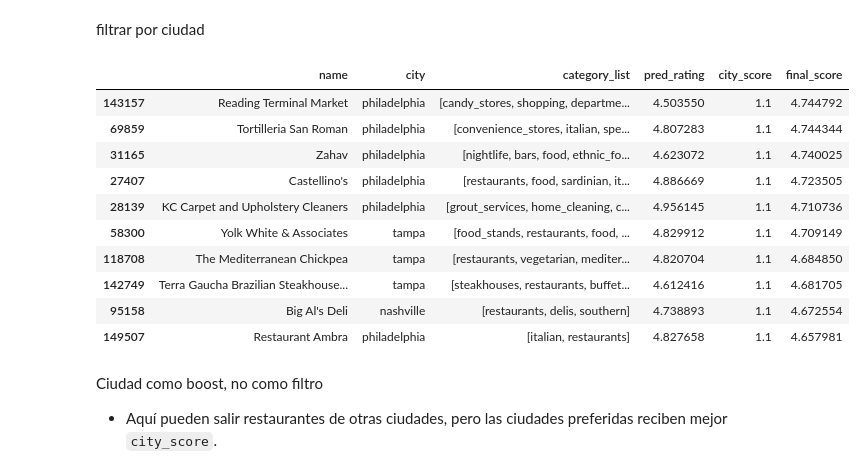
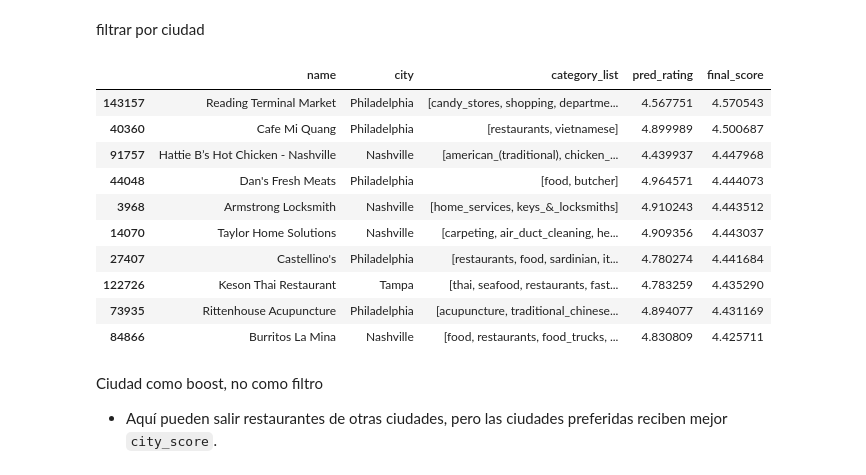
Before and after one commit to ErichGiusseppe/A-Recommender-System-for-Yelp-Reviews, a Jupyter notebook: notebooks/03_contexto.ipynb, the cells around one changed output. Saved outputs shown, nothing was run; the diff lists cells and outputs as text; code cells hidden in the pictures.

```diff
--- a/notebooks/03_contexto.ipynb
+++ b/notebooks/03_contexto.ipynb
@@ -146,21 +582,0 @@ model = joblib.load(MODEL_DIR / 'svdpp_model.joblib')
-# %%
-# Convertir categorías a lista limpia
-df_businesses["category_list"] = (
-    df_businesses["categories"]
-    .fillna("")
-    # Convertir la cadena de categorías en una lista, manejando casos nulos o vacíos
-    .apply(lambda x: x.split(",") if isinstance(x, str) else [])
-    # Normalizar categorías: eliminar espacios, convertir a minúsculas y reemplazar espacios por guiones bajos
-    .apply(lambda categories: [category.strip().lower().replace(' ', '_') for category in categories])
-)
-
-# asignar sin_categoría a negocios sin categorías
-df_businesses["category_list"] = df_businesses["category_list"].apply(lambda cats: cats if cats != [''] else ['sin_categoría'])
-
-# eliminar negocios sin categorías
-filter_sin_categoria = df_businesses["category_list"].apply(lambda cats: cats == ['sin_categoría'])
-print(f"Negocios sin categoría: {filter_sin_categoria.sum()} ({filter_sin_categoria.mean() * 100:.2f}%)")
-df_businesses = df_businesses[~filter_sin_categoria].copy()
-
-unique_categories = set(df_businesses["category_list"].explode().unique())
-print(f"Unique categories: {len(unique_categories)}")
@@ -170,2 +582,0 @@ Unique categories: 1311
-# %%
-df_businesses["city"] = df_businesses["city"].fillna("unknown").str.strip().str.lower()
@@ -174,7 +582,0 @@ df_businesses["city"] = df_businesses["city"].fillna("unknown").str.strip().str.
-# %%
-# Usar log1p para manejar la distribución sesgada de review_count y luego escalar a [0, 1]
-df_businesses['pop_score'] = MinMaxScaler().fit_transform(
-    np.log1p(df_businesses[['review_count']])
-)
-
-df_businesses[['business_id', 'review_count', 'pop_score']].head()
@@ -888,3 +1046,6 @@ def recommend_contextual_businesses(
+# %%
+model_svd = joblib.load(MODEL_DIR / 'model_SVDpp_100.joblib')
+model_contextual =  joblib.load(MODEL_DIR / 'model_contextual.joblib')
 # %% [markdown]
 no filtrar ni por dia ni por hora ni por ciudad
 # %%
@@ -916,29 +1078,30 @@ filtrar por ciudad
 # %%
 recommendations = recommend_contextual_businesses(
     user_id="Ha3iJu77CxlrFm-vQRs_8g",
-    model=model,
-    businesses_df=df_businesses,
-    reviews_df=df_reviews,
+    model_svd=model_svd,
+    model_contextual=model_contextual,
+    df_businesses=df_businesses,
+    df_reviews=df_reviews,
     preferred_cities=["Philadelphia", "Tampa", "Nashville"],
     filter_by_city=True,
     filter_by_open_day=False,
     filter_by_open_hour=False,
     top_n=10
 )
 
-recommendations[["name", "city", "category_list", "pred_rating", "city_score", "final_score"]]
+recommendations[["name", "city", "category_list", "pred_rating", "final_score"]]
 # %% [output]
-|  | name | city | category_list | pred_rating | city_score | final_score |
-| 143157 | Reading Terminal Market | philadelphia | [candy_stores, shopping, departme... | 4.503550 | 1.1 | 4.744792 |
-| 69859 | Tortilleria San Roman | philadelphia | [convenience_stores, italian, spe... | 4.807283 | 1.1 | 4.744344 |
-| 31165 | Zahav | philadelphia | [nightlife, bars, food, ethnic_fo... | 4.623072 | 1.1 | 4.740025 |
-| 27407 | Castellino's | philadelphia | [restaurants, food, sardinian, it... | 4.886669 | 1.1 | 4.723505 |
-| 28139 | KC Carpet and Upholstery Cleaners | philadelphia | [grout_services, home_cleaning, c... | 4.956145 | 1.1 | 4.710736 |
-| 58300 | Yolk White & Associates | tampa | [food_stands, restaurants, food, ... | 4.829912 | 1.1 | 4.709149 |
-| 118708 | The Mediterranean Chickpea | tampa | [restaurants, vegetarian, mediter... | 4.820704 | 1.1 | 4.684850 |
-| 142749 | Terra Gaucha Brazilian Steakhouse... | tampa | [steakhouses, restaurants, buffet... | 4.612416 | 1.1 | 4.681705 |
-| 95158 | Big Al's Deli | nashville | [restaurants, delis, southern] | 4.738893 | 1.1 | 4.672554 |
-| 149507 | Restaurant Ambra | philadelphia | [italian, restaurants] | 4.827658 | 1.1 | 4.657981 |
+|  | name | city | category_list | pred_rating | final_score |
+| 143157 | Reading Terminal Market | Philadelphia | [candy_stores, shopping, departme... | 4.567751 | 4.570543 |
+| 40360 | Cafe Mi Quang | Philadelphia | [restaurants, vietnamese] | 4.899989 | 4.500687 |
+| 91757 | Hattie B’s Hot Chicken - Nashville | Nashville | [american_(traditional), chicken_... | 4.439937 | 4.447968 |
+| 44048 | Dan's Fresh Meats | Philadelphia | [food, butcher] | 4.964571 | 4.444073 |
+| 3968 | Armstrong Locksmith | Nashville | [home_services, keys_&_locksmiths] | 4.910243 | 4.443512 |
+| 14070 | Taylor Home Solutions | Nashville | [carpeting, air_duct_cleaning, he... | 4.909356 | 4.443037 |
+| 27407 | Castellino's | Philadelphia | [restaurants, food, sardinian, it... | 4.780274 | 4.441684 |
+| 122726 | Keson Thai Restaurant | Tampa | [thai, seafood, restaurants, fast... | 4.783259 | 4.435290 |
+| 73935 | Rittenhouse Acupuncture | Philadelphia | [acupuncture, traditional_chinese... | 4.894077 | 4.431169 |
+| 84866 | Burritos La Mina | Nashville | [food, restaurants, food_trucks, ... | 4.830809 | 4.425711 |
 # %% [markdown]
 Ciudad como boost, no como filtro
 - Aquí pueden salir restaurantes de otras ciudades, pero las ciudades preferidas reciben mejor `city_score`.
```
Also changed, not shown: parts of 48 cells of this notebook, 6 other files.
